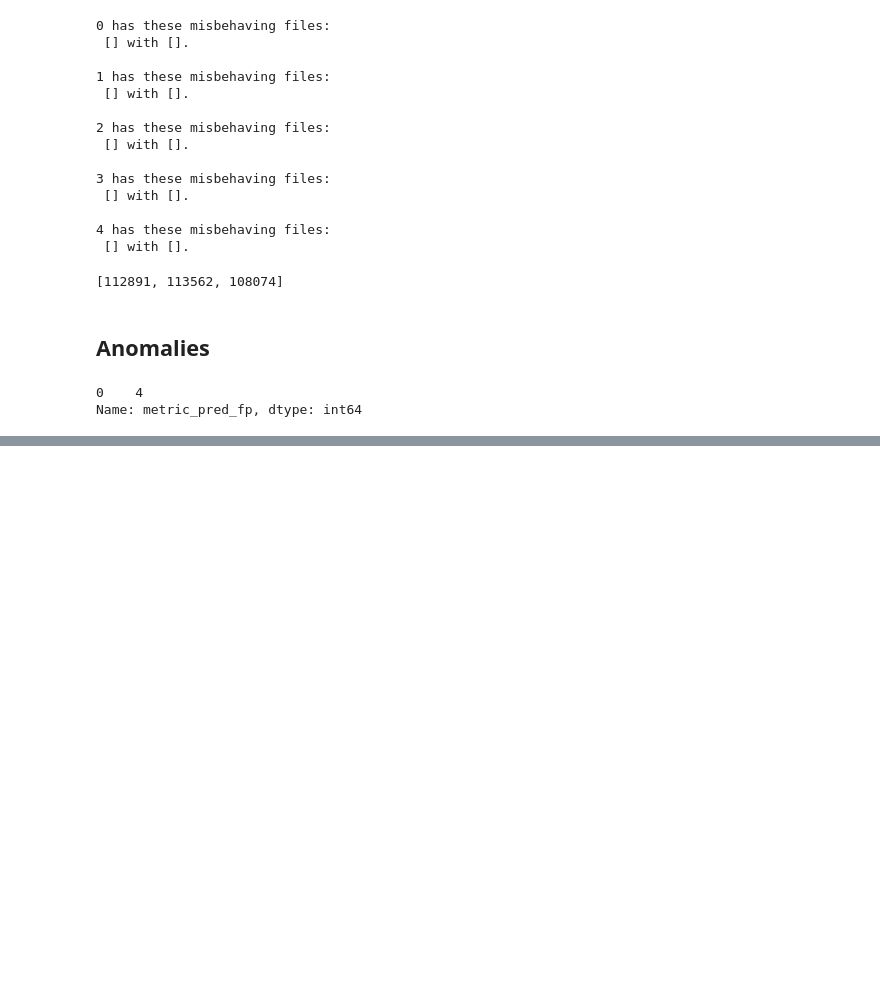
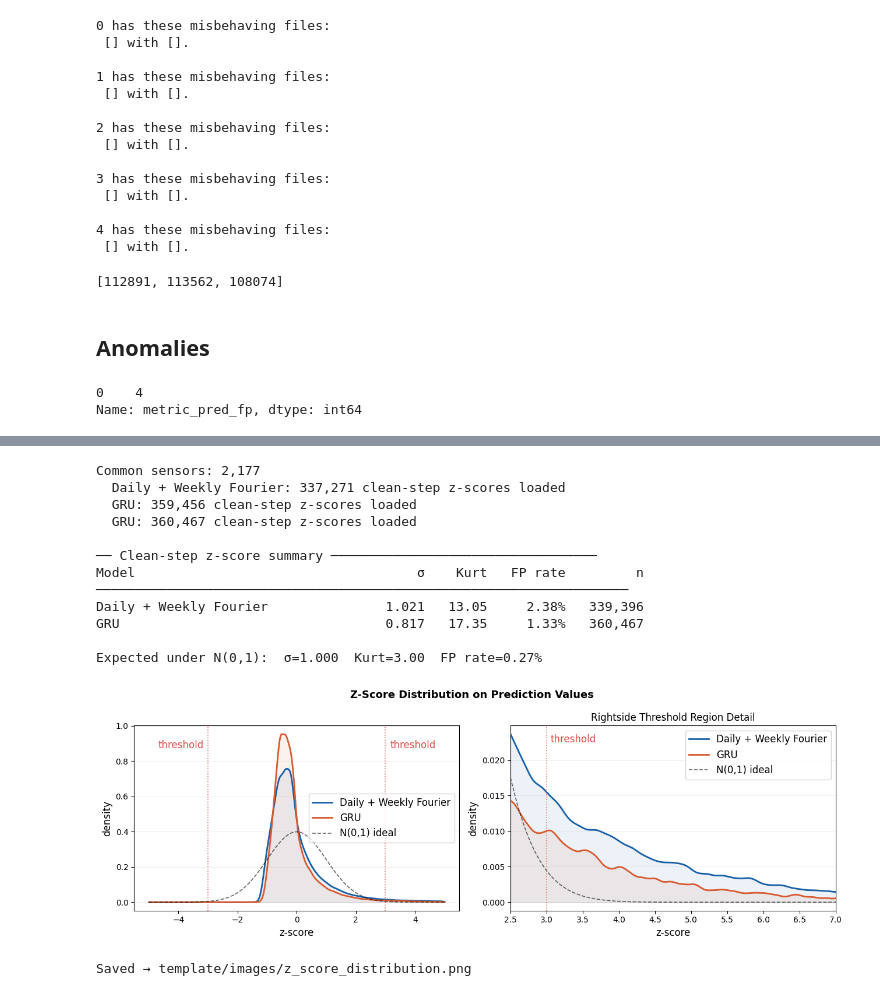
Before and after one commit to andres-cerny/master_thesis, a Jupyter notebook: compare_models_final.ipynb, the cells around one changed output, grey strips where cells are left out. Saved outputs shown, nothing was run; the diff lists cells and outputs as text; code cells hidden in the pictures; blank space fills up the shorter version.

```diff
--- a/compare_models_final.ipynb
+++ b/compare_models_final.ipynb
@@ -1569,0 +1884,29 @@ Saved → confusion_matrices.png  |  common sensors: 2,196
+# %%
+plot_zscore_distributions(
+    zscore_csv_files=[
+        'dynamic_trend_model/6_weeks_results_seasonal_uc_1000_seed_42_daily_clipped_tree_timeout_120_reworked_daily_weekly_fourier_anomalies_common_z_score_zscores.csv',
+        "gru_predictor/6_weeks_results_gru_1000_seed_42_epochs_5_ws_5_sliding_window_anomalies_common_z_score_zscores.csv",
+    ],
+    model_names=["Daily + Weekly Fourier", "GRU"],
+    result_csv_files=[
+        "dynamic_trend_model/6_weeks_results_seasonal_uc_1000_seed_42_daily_clipped_tree_timeout_120_reworked_daily_weekly_fourier_anomalies_common_z_score.csv",
+        "gru_predictor/6_weeks_results_gru_1000_seed_42_epochs_5_ws_5_sliding_window_anomalies_common_z_score.csv",
+    ],
+    only_converged=True,
+    output_path="template/images/z_score_distribution.png",
+)
+# %% [output]
+Common sensors: 2,177
+  Daily + Weekly Fourier: 337,271 clean-step z-scores loaded
+  GRU: 359,456 clean-step z-scores loaded
+  GRU: 360,467 clean-step z-scores loaded
+
+── Clean-step z-score summary ──────────────────────────────────
+Model                                    σ    Kurt   FP rate         n
+────────────────────────────────────────────────────────────────────
+Daily + Weekly Fourier               1.021   13.05     2.38%   339,396
+GRU                                  0.817   17.35     1.33%   360,467
+
+Expected under N(0,1):  σ=1.000  Kurt=3.00  FP rate=0.27%
+[figure, added]
+Saved → template/images/z_score_distribution.png
```
Also changed, not shown: parts of 6 cells of this notebook, 7 other files.
